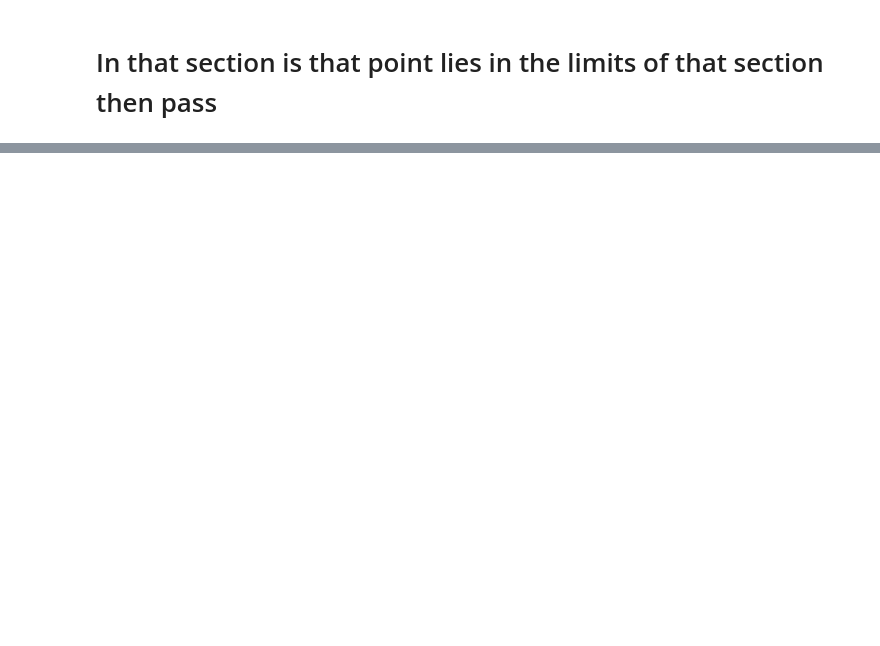
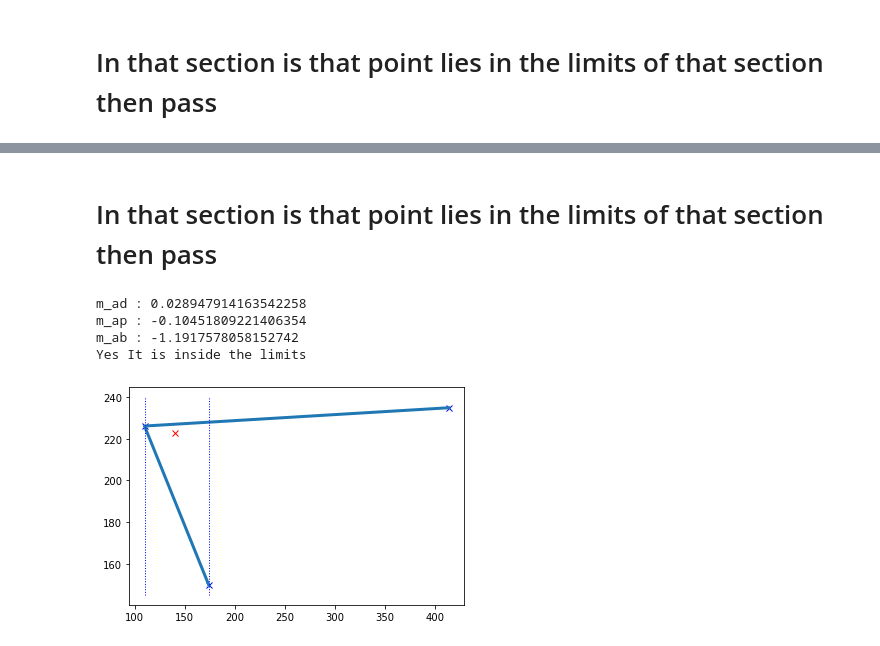
Before and after one commit to cmburgul/Friction-Finger-WIHM-DRL, a Jupyter notebook: ff_env.ipynb, the cells around one changed output, grey strips where cells are left out. Cells and saved outputs as stored; diff of their text form; code cells hidden in the pictures; blank space fills up the shorter version.

```diff
--- a/ff_env.ipynb
+++ b/ff_env.ipynb
@@ -1560,0 +1603,62 @@ for i in range(10):
+# %%
+def slope(x1, y1, x2, y2):
+    m = float(float((y2 - y1))/float((x2 - x1)))
+    return m
+# %% [markdown]
+# In that section is that point lies in the limits of that section then pass
+# %%
+# Section 1
+# if (section == 1):
+
+# Randomly selecting X - Co-ordinates within Section 1
+x_s1_p = np.random.randint(109.766, 174.045, size=1).astype("float64")
+# Randomly selecting X - Co-ordinates within Section 1
+y_s1_p = np.random.randint( 149.5, 234.954, size=1).astype("float64")
+
+# Plotting
+x_s1 = [D_x, A_x, B_x]
+y_s1 = [D_y, A_y, B_y]
+
+# Plotting a scatter points
+plt.plot(x_s1_p, y_s1_p, 'x', color='red')
+
+# Plotting at D, A, B points
+plt.plot(x_s1, y_s1, 'x', color='blue')
+
+# Plotting lines across points
+plt.plot(x_s1, y_s1, linewidth=3)
+
+# Plotting Section line-1 across point A
+plt.plot([A_x, A_x], [145, 240], linestyle='dotted', linewidth=1, color='blue')
+
+# Plotting Section line-2 across point A
+plt.plot([B_x, B_x], [145, 240], linestyle='dotted', linewidth=1, color='blue')
+
+# Slope of line AD
+m_ad = slope(D_x, D_y, A_x, A_y)
+print("m_ad :", m_ad)
+
+# Slope of point P and point A
+m_ap = slope(A_x, A_y, x_s1_p, y_s1_p)
+print("m_ap :", m_ap)
+
+# Slope of point A and point B
+m_ab = slope(A_x, A_y, B_x, B_y)
+print("m_ab :", m_ab)
+
+#print("C : ", C_x, C_y)
+#print("D : ", D_x, D_y)
+#print("P : ", x_s1_p, y_s1_p)
+
+if (m_ab < m_ap and m_ap < m_ad):
+    print("Yes It is inside the limits")
+else:
+    print("No -- it is outside the limits")
+
+# Else if point is killed generate a new point and check the limits
+# %% [output]
+m_ad : 0.028947914163542258
+m_ap : -0.10451809221406354
+m_ab : -1.1917578058152742
+Yes It is inside the limits
+[figure, added]
```
Also changed, not shown: parts of 34 cells of this notebook, 33 other files.
